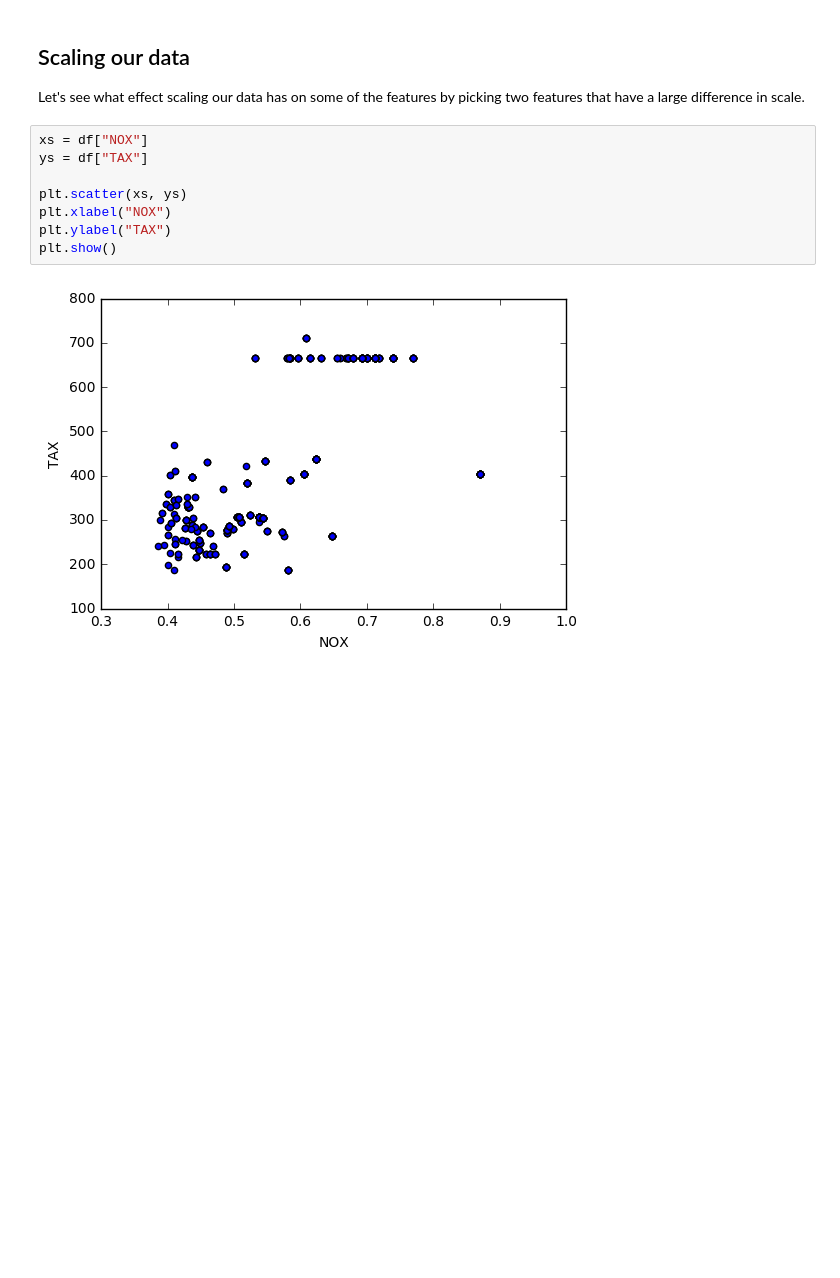
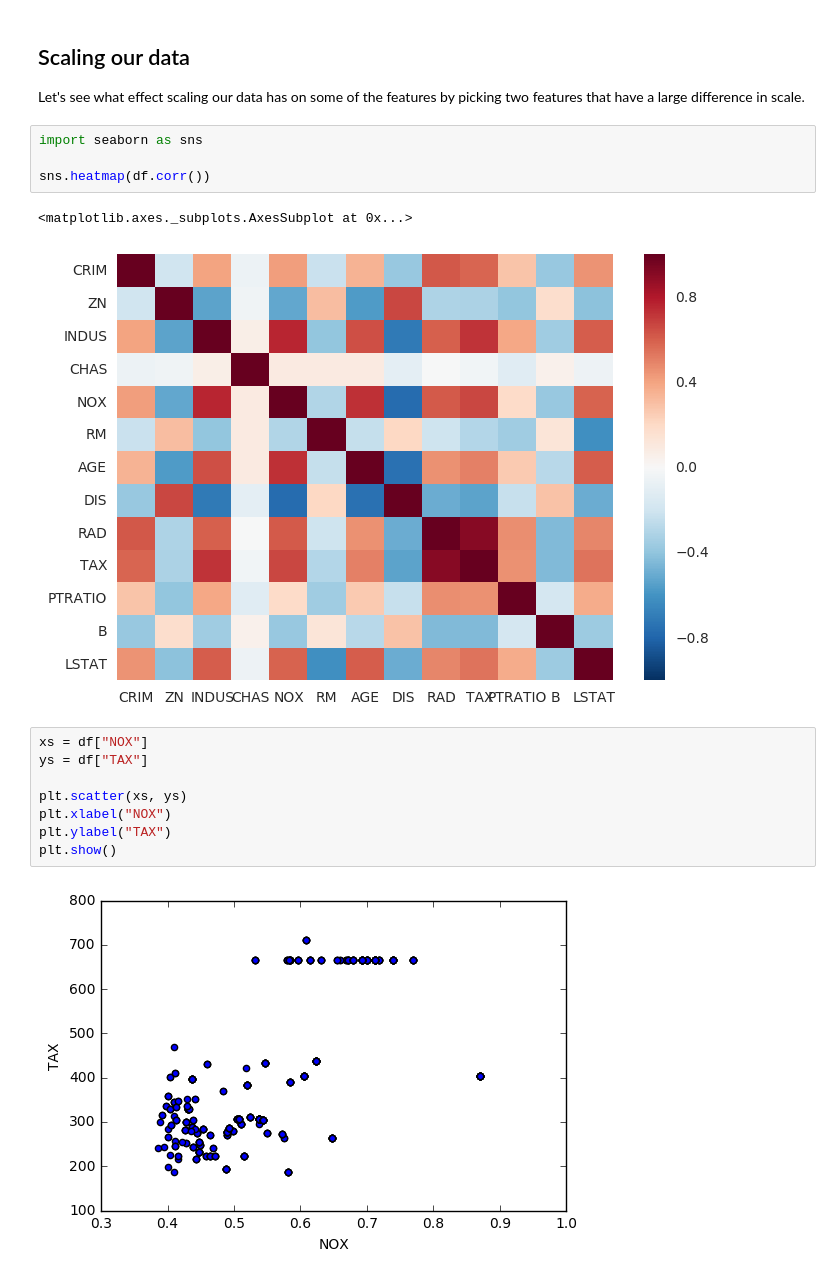
Before and after one commit to craigdewar/craigdewar-dsi, a Jupyter notebook: week-03/3.1-lesson/code/starter-code/Feature-Scaling-Starter.ipynb, the cells around one changed output. Saved outputs shown, nothing was run; the diff lists cells and outputs as text; blank space fills up the shorter version.

```diff
--- a/week-03/3.1-lesson/code/starter-code/Feature-Scaling-Starter.ipynb
+++ b/week-03/3.1-lesson/code/starter-code/Feature-Scaling-Starter.ipynb
@@ -23,6 +40,13 @@ df.head()
 
 Let's see what effect scaling our data has on some of the features by picking two features
 that have a large difference in scale.
+# %%
+import seaborn as sns
+
+sns.heatmap(df.corr())
+# %% [output]
+<matplotlib.axes._subplots.AxesSubplot at 0x...>
+[figure, added]
 # %%
 xs = df["NOX"]
 ys = df["TAX"]
```
Also changed, not shown: parts of 7 cells of this notebook, 3 other files.
